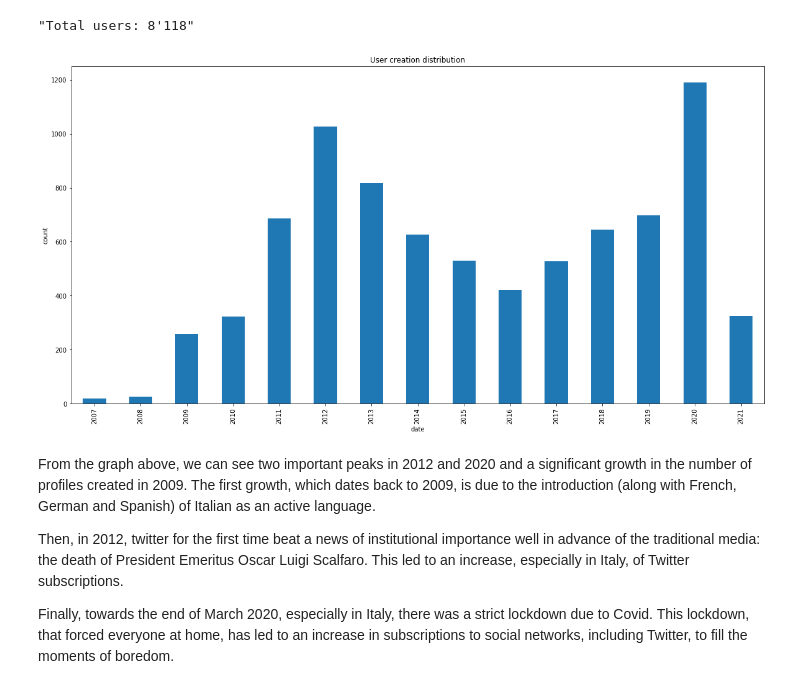
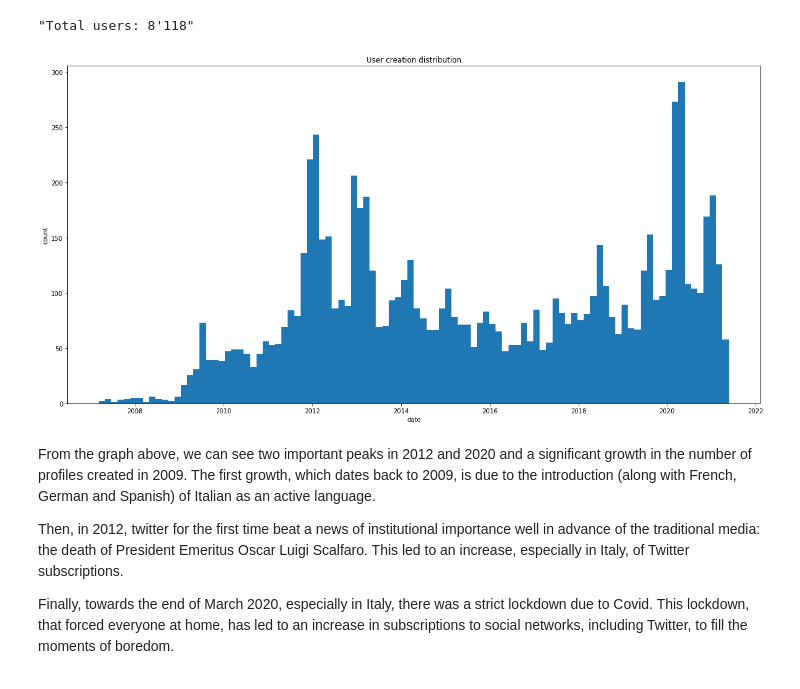
Before and after one commit to giada-c/twitterStudy, a Jupyter notebook: 2_Account_study/Account_study-Novax.ipynb, the cells around one changed output. Saved outputs shown, nothing was run; the diff lists cells and outputs as text; code cells hidden in the pictures.

```diff
--- a/2_Account_study/Account_study-Novax.ipynb
+++ b/2_Account_study/Account_study-Novax.ipynb
@@ -66,14 +66,16 @@ plt.show()
 [figure]
 "Total users: 8'118"
 # %%
+#User creation distribution
 plt.figure(figsize=(20,10))
-dfAccount.groupby([dfAccount["created_at"].dt.year])['created_at'].count().plot(kind="bar")
+plt.hist(dfAccount["created_at"],bins=100)
+
 plt.xlabel('date')
 plt.ylabel('count')
 plt.title('User creation distribution')
 plt.show()
 # %% [output]
-[figure, old version]
+[figure, new version]
 # %% [markdown]
 From the graph above, we can see two important peaks in 2012 and 2020 and a significant growth in the number of profiles created in 2009.
 The first growth, which dates back to 2009, is due to the introduction (along with French, German and Spanish) of Italian as an active language.
```
Also changed, not shown: parts of 2 cells of this notebook, 3 other files.
